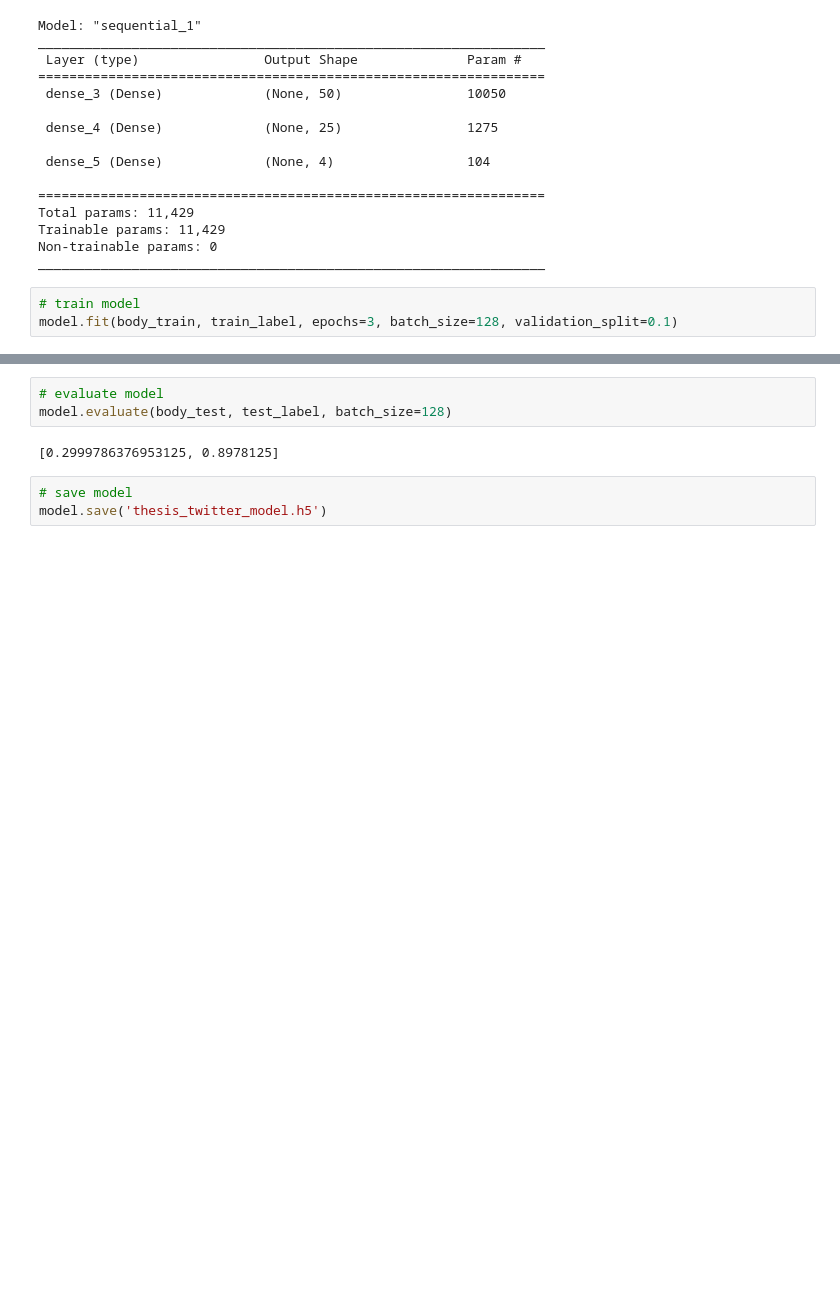
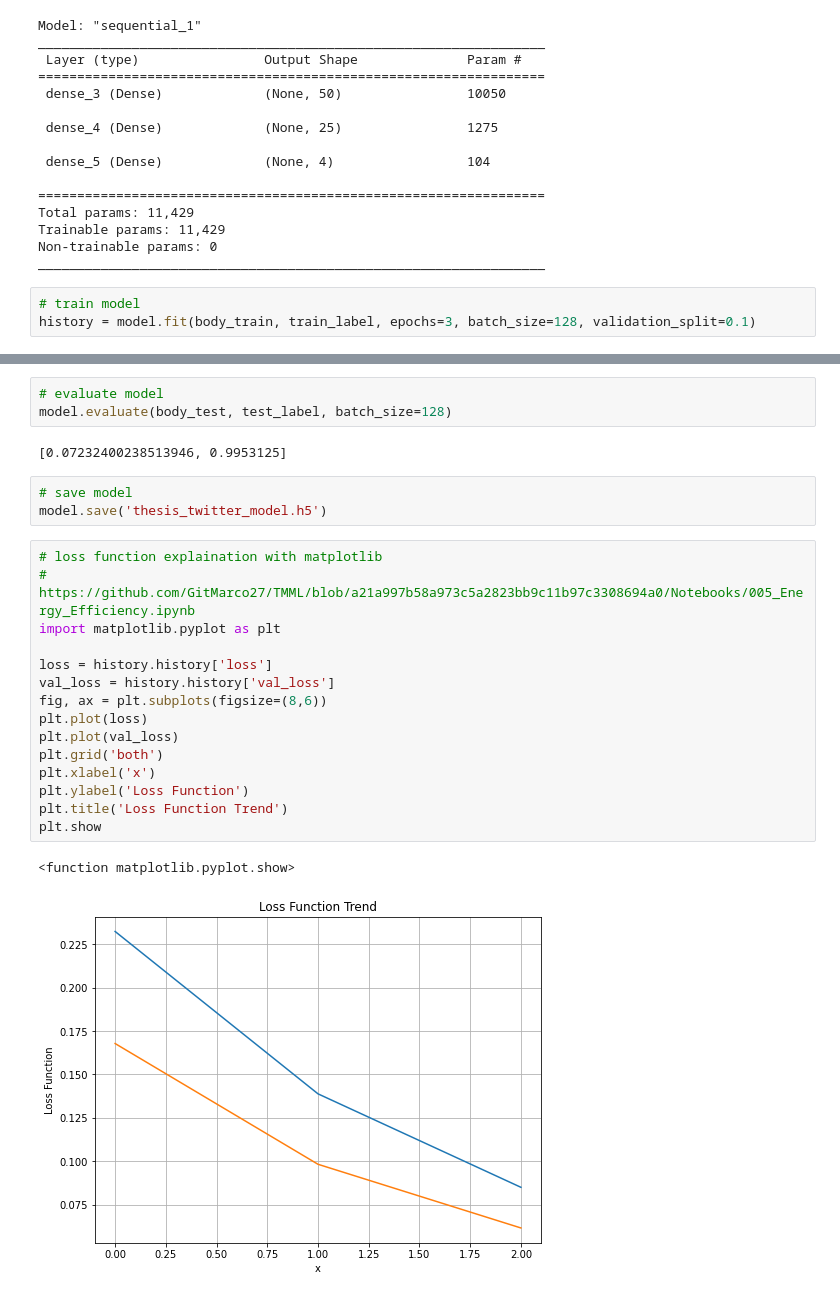
Before and after one commit to devilubis/thesis, a Jupyter notebook: thesis_tweet.ipynb, the cells around one changed output, grey strips where cells are left out. Cells and saved outputs as stored; diff of their text form; blank space fills up the shorter version.

Commit message:
matplotlib explainer test

```diff
--- a/thesis_tweet.ipynb
+++ b/thesis_tweet.ipynb
@@ -134,7 +136,7 @@ Non-trainable params: 0
 _________________________________________________________________
 # %%
 # train model
-model.fit(body_train, train_label, epochs=3, batch_size=128, validation_split=0.1)
+history = model.fit(body_train, train_label, epochs=3, batch_size=128, validation_split=0.1)
 # %% [output]
 Train on 2880 samples, validate on 320 samples
 Epoch 1/3
@@ -149,7 +149,25 @@ Epoch 3/3
 # evaluate model
 model.evaluate(body_test, test_label, batch_size=128)
 # %% [output]
-[0.2999786376953125, 0.8978125]
+[0.07232400238513946, 0.9953125]
 # %%
 # save model
 model.save('thesis_twitter_model.h5')
+# %%
+# loss function explaination with matplotlib
+# https://github.com/GitMarco27/TMML/blob/a21a997b58a973c5a2823bb9c11b97c3308694a0/Notebooks/005_Energy_Efficiency.ipynb
+import matplotlib.pyplot as plt
+
+loss = history.history['loss']
+val_loss = history.history['val_loss']
+fig, ax = plt.subplots(figsize=(8,6))
+plt.plot(loss)
+plt.plot(val_loss)
+plt.grid('both')
+plt.xlabel('x')
+plt.ylabel('Loss Function')
+plt.title('Loss Function Trend')
+plt.show
+# %% [output]
+<function matplotlib.pyplot.show>
+[figure, added]
```
Also changed, not shown: parts of 2 cells of this notebook.
